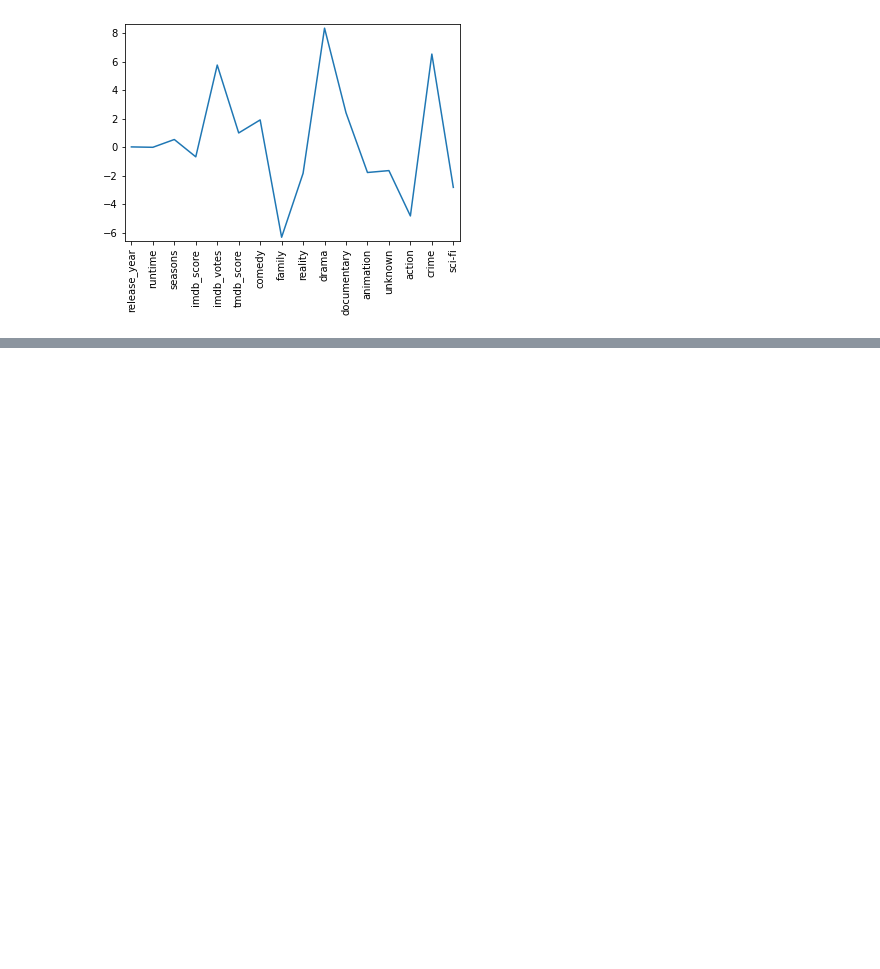
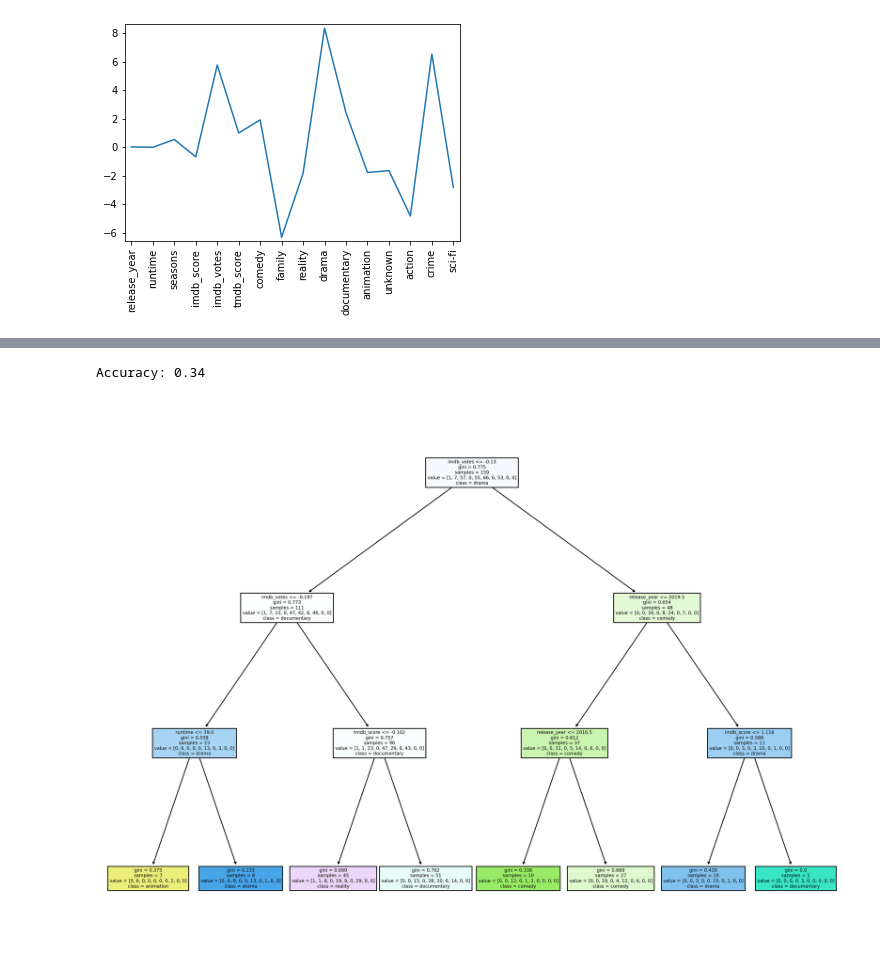
Before and after one commit to christianrhodes18/Netflix-Motivations, a Jupyter notebook: newStuff.ipynb, the cells around one changed output, grey strips where cells are left out. Saved outputs shown, nothing was run; the diff lists cells and outputs as text; code cells hidden in the pictures; blank space fills up the shorter version.

```diff
--- a/newStuff.ipynb
+++ b/newStuff.ipynb
@@ -216,0 +238,26 @@ plt.show()
+# %%
+X = final_df.drop(columns=['genreMain', 'comedy', 'family',
+       'reality', 'drama', 'documentary', 'animation', 'unknown', 'action',
+       'crime', 'sci-fi'])
+y = final_df['genreMain']
+
+# Split data into train and test sets
+X_train, X_test, y_train, y_test = train_test_split(X, y, test_size=0.2, random_state=42)
+
+# Instantiate and fit the random forest classifier
+rfc = RandomForestClassifier(max_depth=3,random_state=42)
+rfc.fit(X_train, y_train)
+
+# Make predictions on the test set
+y_pred = rfc.predict(X_test)
+
+# Evaluate the model's performance using accuracy score
+accuracy = accuracy_score(y_test, y_pred)
+print("Accuracy: {:.2f}".format(accuracy))
+fig, axes = plt.subplots(nrows=1, ncols=1, figsize=(16, 12), dpi=300)
+plot_tree(rfc.estimators_[0], feature_names=X.columns, class_names=rfc.classes_, filled=True)
+plt.savefig("rfc.jpg", dpi=300)
+plt.show()
+# %% [output]
+Accuracy: 0.34
+[figure, added]
```
Also changed, not shown: parts of 4 cells of this notebook.
